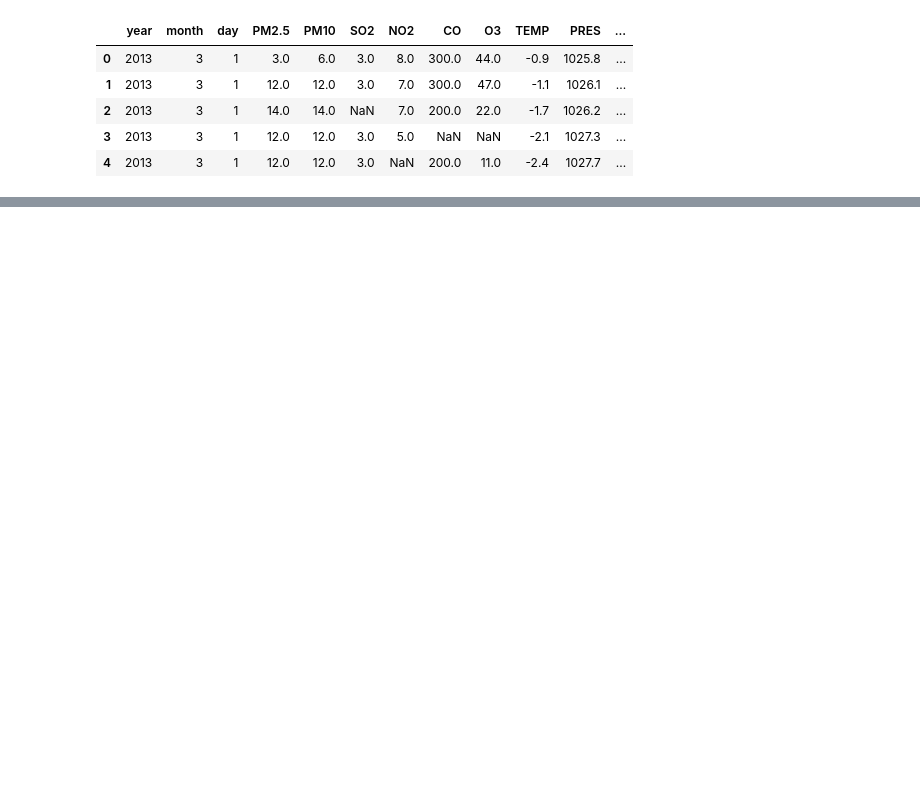
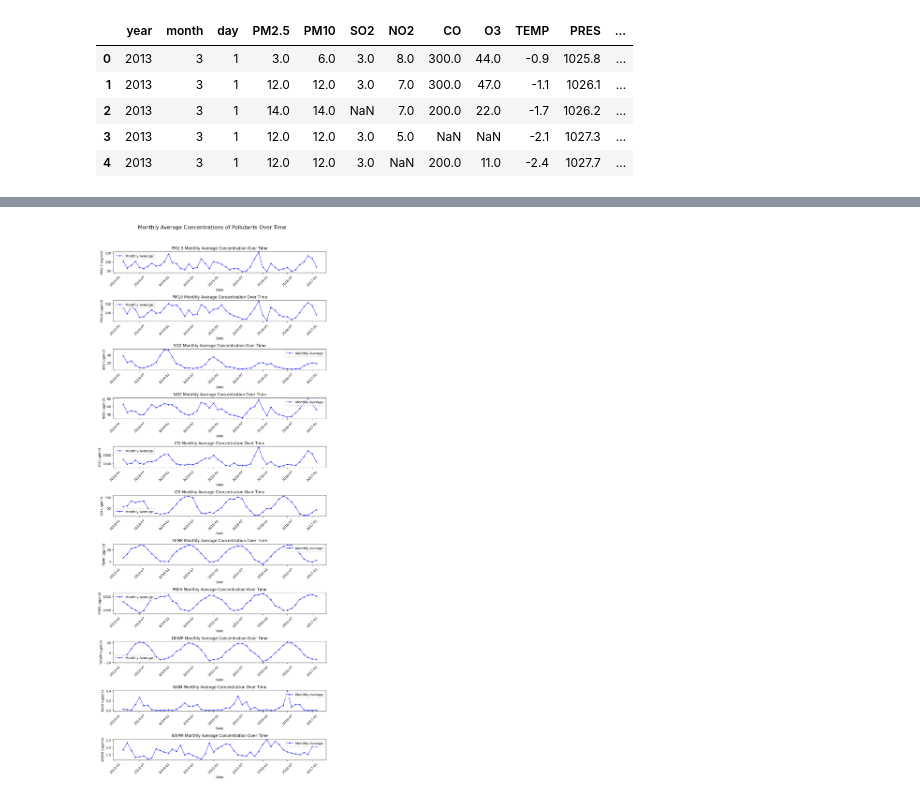
Before and after one commit to Prathap1418/CMP7005_Assi, a Jupyter notebook: CMP7005_Assi.ipynb, the cells around one changed output, grey strips where cells are left out. Drawn from its saved outputs; the diff is of its cells as text; code cells hidden in the pictures; blank space fills up the shorter version.

```diff
--- a/CMP7005_Assi.ipynb
+++ b/CMP7005_Assi.ipynb
@@ -476,0 +524,23 @@ date&time     0  0.000000
+# %%
+monthly_avg = df1.groupby(['year', 'month'])[pollutants].mean().reset_index()
+
+monthly_avg['Date'] = pd.to_datetime(monthly_avg[['year', 'month']].assign(DAY=1))
+
+fig, axes = plt.subplots(len(pollutants), 1, figsize=(10, 25), sharex=False)
+
+for i, pollutant in enumerate(pollutants):
+    ax = axes[i]
+    ax.plot(monthly_avg['Date'], monthly_avg[pollutant], marker='.', linestyle='-', color='blue', alpha=0.7, label='Monthly Average')
+    ax.set_ylabel(f'{pollutant} (ug/m3)')
+    ax.set_title(f'{pollutant} Monthly Average Concentration Over Time')
+    ax.legend()
+    ax.set_xlabel('Date')
+    ax.tick_params(axis='x', rotation=45)
+
+plt.tight_layout(rect=[0, 0.03, 1, 0.95])
+
+fig.suptitle('Monthly Average Concentrations of Pollutants Over Time', fontsize=16)
+
+plt.show()
+# %% [output]
+[figure, added]
```
Also changed, not shown: parts of 23 cells of this notebook.
